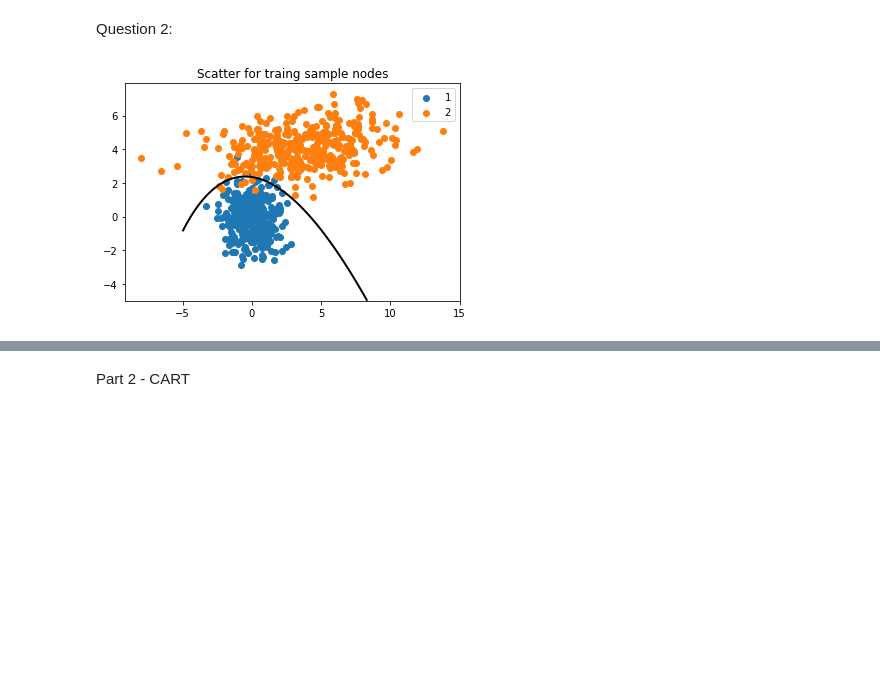
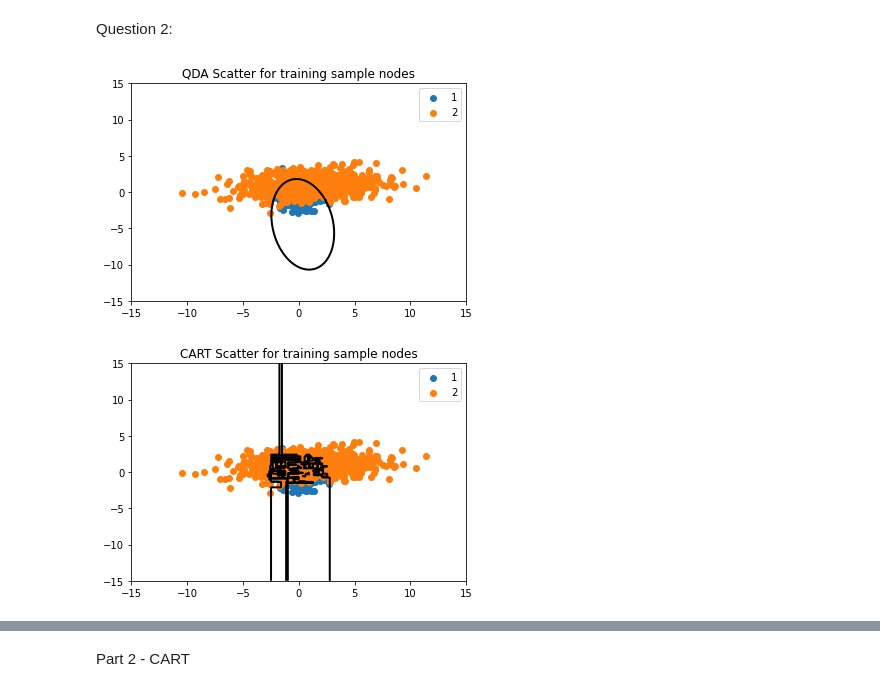
Before and after one commit to antonsandberg/Big-Data, a Jupyter notebook: Project1.ipynb, the cells around one changed output, grey strips where cells are left out. Saved outputs shown, nothing was run; the diff lists cells and outputs as text; code cells hidden in the pictures; blank space fills up the shorter version.

```diff
--- a/Project1.ipynb
+++ b/Project1.ipynb
@@ -39,47 +38,58 @@ from sklearn.metrics import zero_one_loss
 # %%
-X1 = np.random.standard_normal((2, 400))
+X1 = np.random.standard_normal((2, 800))
 covariance_1 = [[10, 1],[-2, 1]]
-X2 = np.random.multivariate_normal(mean=[4, 4], cov=covariance_1, size=(400))
+X2 = np.random.multivariate_normal(mean=[1, 1], cov=covariance_1, size=(800))
 X2 = np.transpose(X2)
 
-train_X1 = X1[:, :360]
-test_X1 = X1[:, 360:]
-train_X2 = X2[:, :360]
-test_X2 = X2[:, 360:]
+train_X1 = X1[:, :720]
+test_X1 = X1[:, 720:]
+train_X2 = X2[:, :720]
+test_X2 = X2[:, 720:]
 
 X_0_train = np.vstack((train_X1[0,:], train_X2[0,:])).flatten()
 X_1_train = np.vstack((train_X1[1,:], train_X2[1,:])).flatten()
-X_train = np.zeros((720, 3))
+X_train = np.zeros((1440, 3))
 X_train[:, 0] = X_0_train
 X_train[:, 1] = X_1_train
-X_train[:360, 2] = 1
-X_train[360:, 2] = 2
+X_train[:720, 2] = 1
+X_train[720:, 2] = 2
 X_0_train = np.vstack((test_X1[0,:], test_X2[0,:])).flatten()
 X_1_train = np.vstack((test_X1[1,:], test_X2[1,:])).flatten()
-X_test = np.zeros((80, 3))
+X_test = np.zeros((160, 3))
 X_test[:, 0] = X_0_train
 X_test[:, 1] = X_1_train
-X_test[:40, 2] = 1
-X_test[40:, 2] = 2
+X_test[:80, 2] = 1
+X_test[80:, 2] = 2
 np.random.shuffle(X_test)
 np.random.shuffle(X_train)
 
 model = QuadraticDiscriminantAnalysis(store_covariance=True)
+model2 = DecisionTreeClassifier()
 model.fit(X_train[:, :2], X_train[:, 2:].ravel())
+model2.fit(X_train[:, :2], X_train[:, 2:].ravel())
 
 # Create the line
-xx, yy = np.meshgrid(np.linspace(-5, 15, 200), np.linspace(-5, 5, 200))
+xx, yy = np.meshgrid(np.linspace(-15, 15, 400), np.linspace(-15, 15, 400))
 X_grid = np.c_[xx.ravel(), yy.ravel()]
 zz_qda = model.predict_proba(X_grid)[:,1].reshape(xx.shape)
-plt.contour(xx, yy, zz_qda, [0.5], linewidths=2., colors='k')
+plt.contour(xx, yy, zz_qda, [0.5], linewidths=2., colors='k', label='QDA')
 
 plt.scatter(train_X1[0], train_X1[1], label="1")
 plt.scatter(train_X2[0], train_X2[1], label="2")
 plt.legend()
-plt.title('Scatter for traing sample nodes')
+plt.title('QDA Scatter for training sample nodes')
 plt.show()
+
+zz_cart = model2.predict_proba(X_grid)[:,1].reshape(xx.shape)
+plt.contour(xx, yy, zz_cart, [0.5], linewidths=2., colors='k')
+plt.scatter(train_X1[0], train_X1[1], label="1")
+plt.scatter(train_X2[0], train_X2[1], label="2")
+plt.legend()
+plt.title('CART Scatter for training sample nodes')
+plt.show()
 # %% [output]
-[figure, old version]
+[figure, new version]
+[figure, added]
 # %%
 
 # Small prediction algo
```
Also changed, not shown: parts of 12 cells of this notebook.
